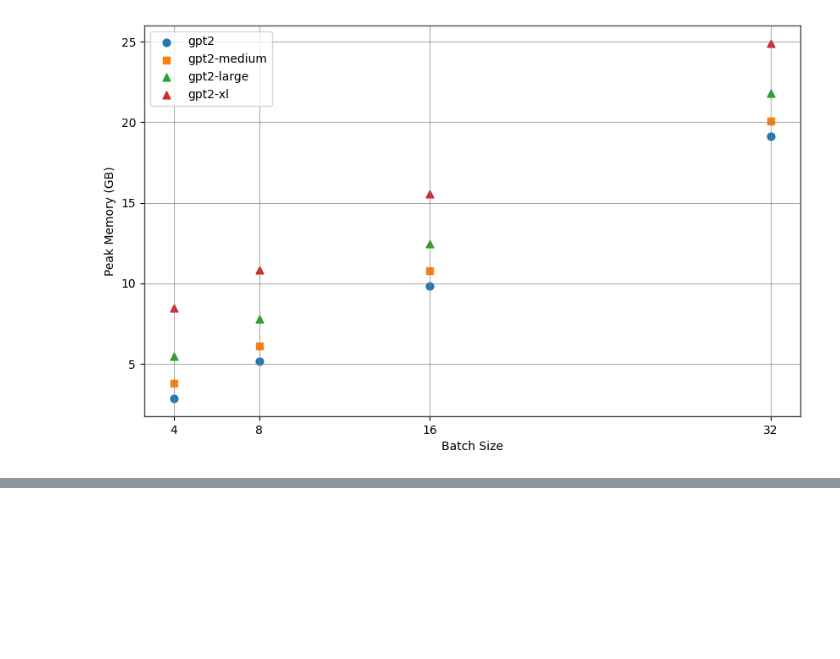
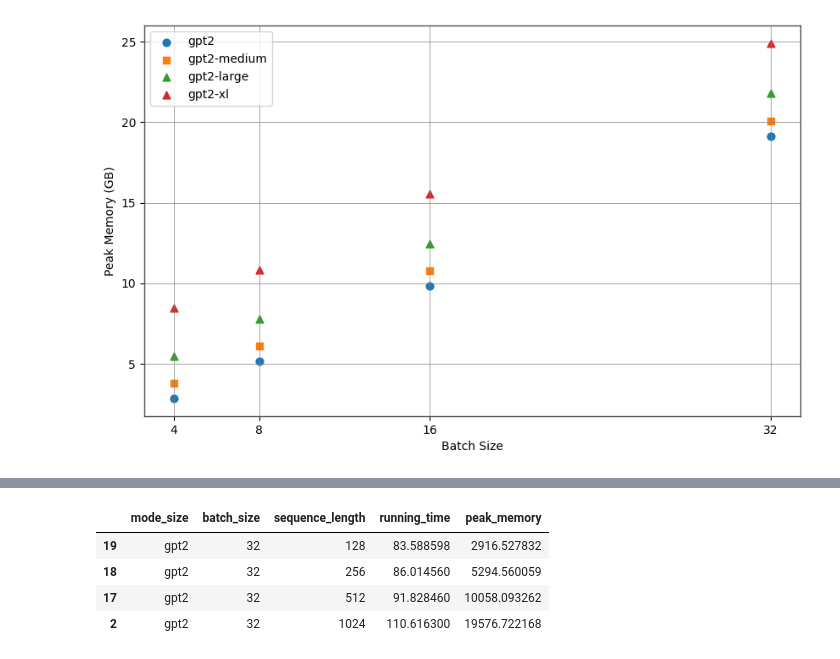
Before and after one commit to zymko/LLMs-Inference, a Jupyter notebook: plot.ipynb, the cells around one changed output, grey strips where cells are left out. Cells and saved outputs as stored; diff of their text form; code cells hidden in the pictures; blank space fills up the shorter version.

```diff
--- a/plot.ipynb
+++ b/plot.ipynb
@@ -60,0 +81,9 @@ plt.savefig(f"gpt_results/peak_memory_b_m.png")
+# %%
+df_5 = df[(df['mode_size']=='gpt2') & (df['batch_size'] == 32)].sort_values(by='sequence_length')
+df_5
+# %% [output]
+|  | mode_size | batch_size | sequence_length | running_time | peak_memory |
+| 19 | gpt2 | 32 | 128 | 83.588598 | 2916.527832 |
+| 18 | gpt2 | 32 | 256 | 86.014560 | 5294.560059 |
+| 17 | gpt2 | 32 | 512 | 91.828460 | 10058.093262 |
+| 2 | gpt2 | 32 | 1024 | 110.616300 | 19576.722168 |
```
Also changed, not shown: parts of 3 cells of this notebook, 7 other files.
